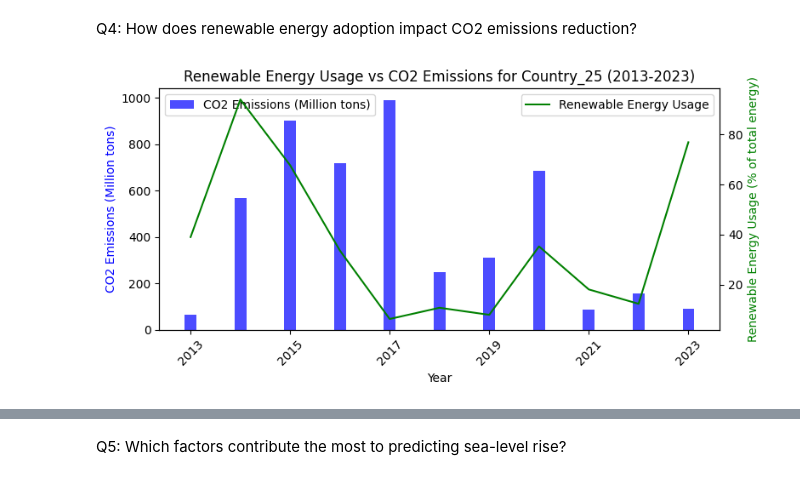
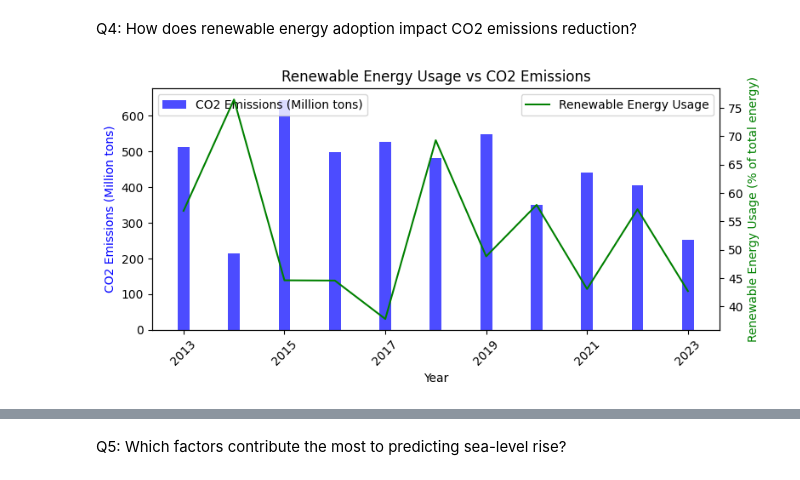
Before and after one commit to CaptDon71/project_4_machine_learning, a Jupyter notebook: data_preprocessing_BRANDON.ipynb, the cells around one changed output, grey strips where cells are left out. Drawn from its saved outputs; the diff is of its cells as text; code cells hidden in the pictures.

```diff
--- a/data_preprocessing_BRANDON.ipynb
+++ b/data_preprocessing_BRANDON.ipynb
@@ -16,5 +16,5 @@ Saving global_warming_dataset.csv to global_warming_dataset.csv
 # %%
-gw_df = pd.read_csv(io.BytesIO(uploaded['global_warming_dataset.csv']))
+gw_df = pd.read_csv(io.BytesIO(uploaded['cleaned_data.csv']))
 print(gw_df.head())
 
 # Data Cleaning: Drop duplicates and handle missing values
@@ -112,8 +111,7 @@ Q4: How does renewable energy adoption impact CO2 emissions reduction?
 import matplotlib.pyplot as plt
 
 # Filter and sort the data
-country_data = gw_df[gw_df['Country'] == 'Country_25']
-last_10_years_data = country_data[country_data['Year'] >= 2013].sort_values(by='Year')
+last_10_years_data = gw_df[gw_df['Year'] >= 2013].sort_values(by='Year')
 
 # Remove duplicate years, keeping the first entry
 last_10_years_data = last_10_years_data.drop_duplicates(subset='Year', keep='first')
@@ -123,32 +121,32 @@ bar_width = 0.35  # Good balance for bar width
 index = np.arange(len(last_10_years_data['Year'])) * 1.5  # Adjust index multiplier to space out the bars
 
 # Create the figure and axes
 fig, ax1 = plt.subplots(figsize=(8, 4))  # Adjust figure size for better visualization
 
 # Bar plot for CO2 Emissions
 ax1.bar(index, last_10_years_data['CO2_Emissions']/1e6, bar_width, label='CO2 Emissions (Million tons)', color='b', alpha=0.7)
 
 # Create the twin axis for the line plot
 ax2 = ax1.twinx()
 ax2.plot(index, last_10_years_data['Renewable_Energy_Usage'], 'g-', label='Renewable Energy Usage')
 
 # Labeling and aesthetics
 ax1.set_xlabel('Year')
 ax1.set_ylabel('CO2 Emissions (Million tons)', color='b')
 ax2.set_ylabel('Renewable Energy Usage (% of total energy)', color='g')
-ax1.set_title('Renewable Energy Usage vs CO2 Emissions for Country_25 (2013-2023)')
+ax1.set_title('Renewable Energy Usage vs CO2 Emissions')
 
 # Adjust tick parameters: Display every other year
 tick_positions = index[::2]  # Take every second element for ticks
 tick_labels = last_10_years_data['Year'].iloc[::2]  # Corresponding labels
 ax1.set_xticks(tick_positions)
 ax1.set_xticklabels(tick_labels, rotation=45)  # Rotate labels for better fit
 
 # Adding legends
 ax1.legend(loc='upper left')
 ax2.legend(loc='upper right')
 
 plt.tight_layout()  # Optimize layout to prevent clipping of tick-labels
 plt.show()
 # %% [output]
-[figure, old version]
+[figure, new version]
```
Also changed, not shown: parts of 7 cells of this notebook.
